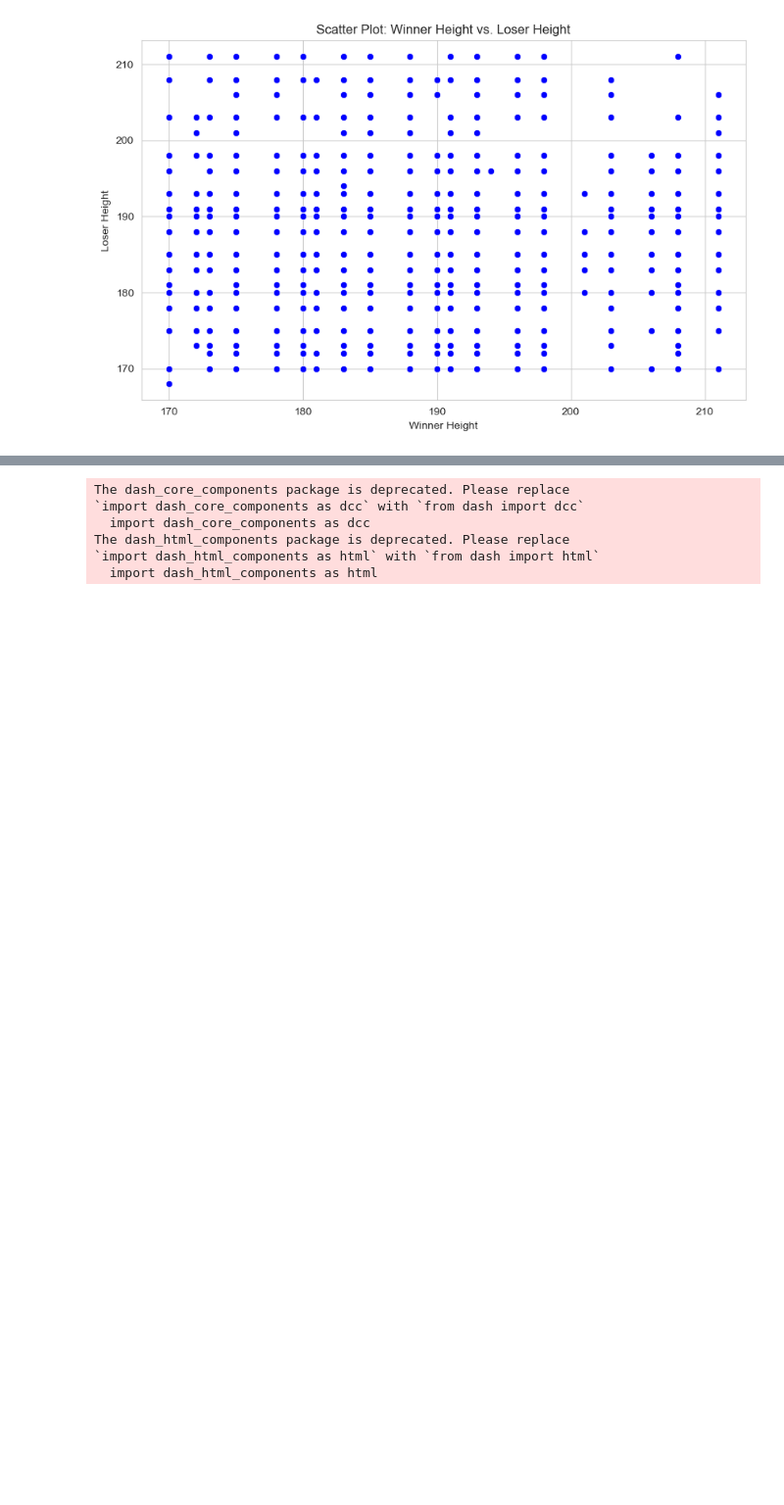
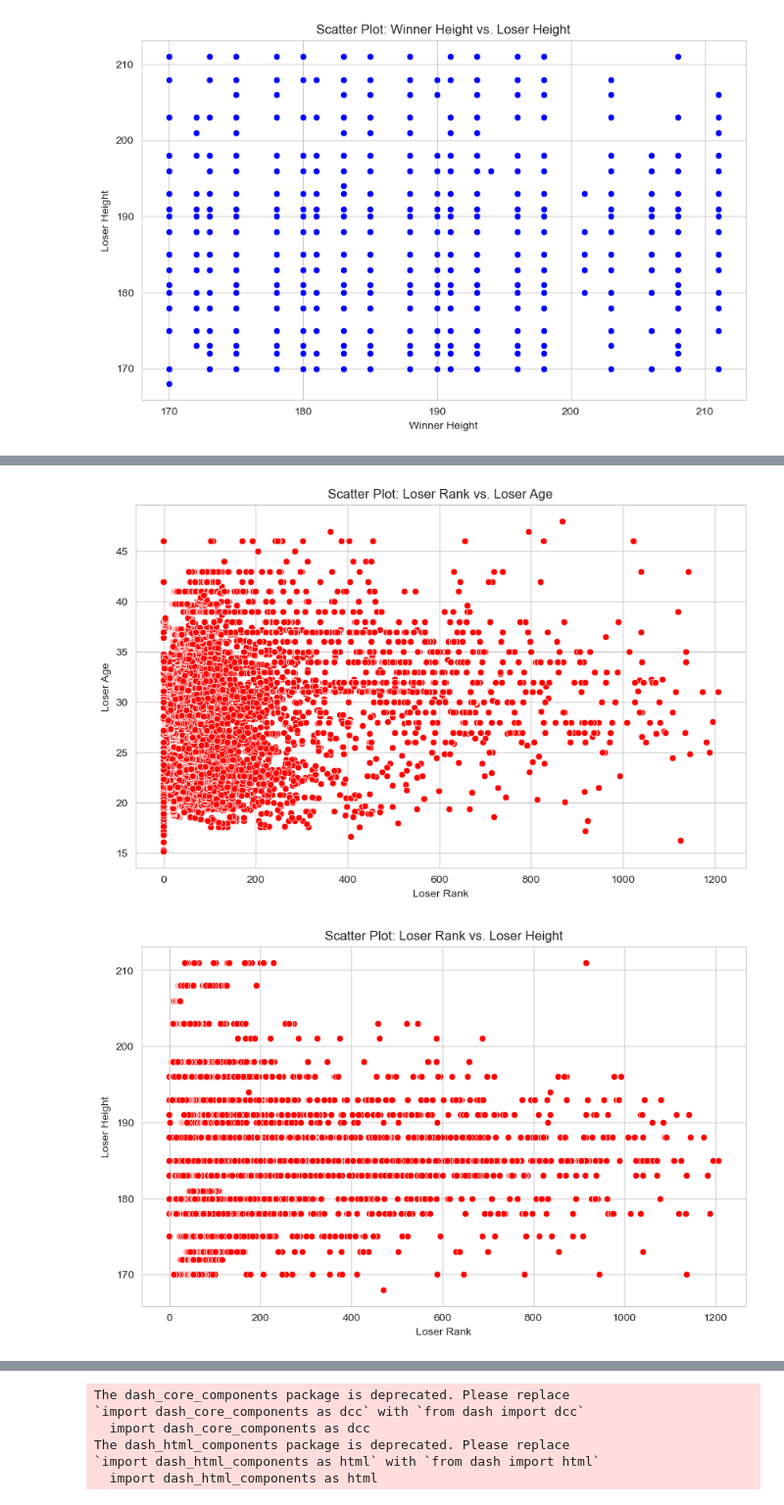
Before and after one commit to Farnaaaz/TenniMatchPrediction, a Jupyter notebook: Cleaned and Compiled Data from 3 dataframes.ipynb, the cells around one changed output, grey strips where cells are left out. Shown at 98% size. Saved outputs shown, nothing was run; the diff lists cells and outputs as text; code cells hidden in the pictures; blank space fills up the shorter version.

```diff
--- a/Cleaned and Compiled Data from 3 dataframes.ipynb
+++ b/Cleaned and Compiled Data from 3 dataframes.ipynb
@@ -1069 +1106,32 @@ plt.show()
 [figure]
+# %%
+plt.figure(figsize=(10, 6))
+sns.scatterplot(x='LRank', y='L_age', data=df, color='red')
+plt.title('Scatter Plot: Loser Rank vs. Loser Age')
+plt.xlabel('Loser Rank')
+plt.ylabel('Loser Age')
+plt.show()
+
+plt.figure(figsize=(10, 6))
+sns.scatterplot(x='LRank', y='L_ht', data=df, color='red')
+plt.title('Scatter Plot: Loser Rank vs. Loser Height')
+plt.xlabel('Loser Rank')
+plt.ylabel('Loser Height')
+plt.show()
+
+plt.figure(figsize=(10, 6))
+sns.scatterplot(x='LRank', y='W_age', data=df, color='red')
+plt.title('Scatter Plot: Loser Rank vs. Winner Age')
+plt.xlabel('Loser Rank')
+plt.ylabel('Winner Age')
+plt.show()
+
+plt.figure(figsize=(10, 6))
+sns.scatterplot(x='LRank', y='W_ht', data=df, color='red')
+plt.title('Scatter Plot: Loser Rank vs. Winner Height')
+plt.xlabel('Loser Rank')
+plt.ylabel('Winner height')
+plt.show()
+# %% [output]
+[figure, added]
+[figure, added]
```
Also changed, not shown: parts of 6 cells of this notebook.
